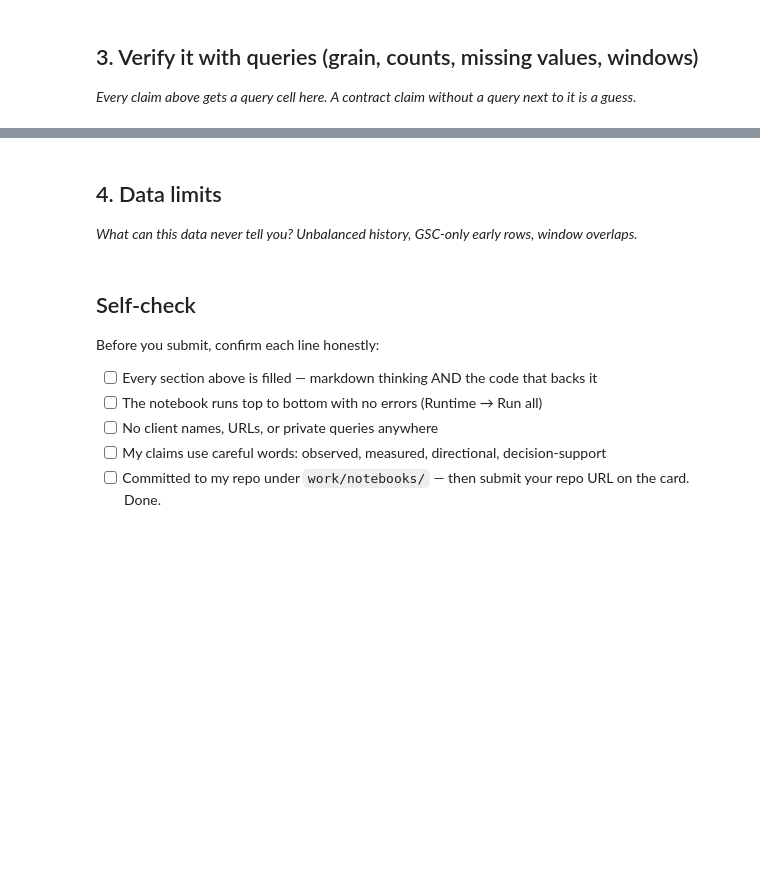
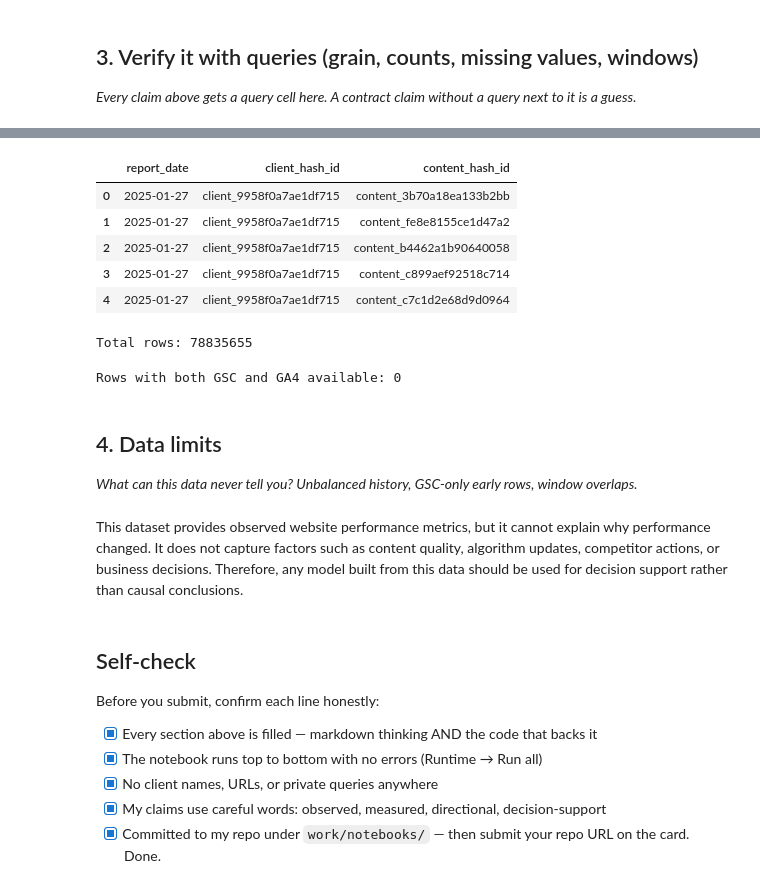
Before and after one commit to a-demesa/flyrank-ml, a Jupyter notebook: work/notebooks/w03_data_contract.ipynb, the cells around one changed output, grey strips where cells are left out. Drawn from its saved outputs; the diff is of its cells as text; code cells hidden in the pictures; blank space fills up the shorter version.

```diff
--- a/work/notebooks/w03_data_contract.ipynb
+++ b/work/notebooks/w03_data_contract.ipynb
@@ -21,14 +114,42 @@ This skeleton is yours to fill. Work the sections **in order** — each one has
+# %%
+# Verify the unit of analysis
+sample = train.select(range(5))
+sample.to_pandas()[["report_date", "client_hash_id", "content_hash_id"]]
+# %% [output]
+|  | report_date | client_hash_id | content_hash_id |
+| 0 | 2025-01-27 | client_9958f0a7ae1df715 | content_3b70a18ea133b2bb |
+| 1 | 2025-01-27 | client_9958f0a7ae1df715 | content_fe8e8155ce1d47a2 |
+| 2 | 2025-01-27 | client_9958f0a7ae1df715 | content_b4462a1b90640058 |
+| 3 | 2025-01-27 | client_9958f0a7ae1df715 | content_c899aef92518c714 |
+| 4 | 2025-01-27 | client_9958f0a7ae1df715 | content_c7c1d2e68d9d0964 |
+# %%
+print("Total rows:", train.num_rows)
+# %% [output]
+Total rows: 78835655
+# %%
+sample_df = train.select(range(10000)).to_pandas()
+
+available = sample_df[
+    (sample_df["gsc_data_available"] == True) &
+    (sample_df["ga4_data_available"] == True)
+]
+
+print("Rows with both GSC and GA4 available:", len(available))
+# %% [output]
+Rows with both GSC and GA4 available: 0
 # %% [markdown]
 ## 4. Data limits
 
 *What can this data never tell you? Unbalanced history, GSC-only early rows, window overlaps.*
+# %% [markdown]
+This dataset provides observed website performance metrics, but it cannot explain why performance changed. It does not capture factors such as content quality, algorithm updates, competitor actions, or business decisions. Therefore, any model built from this data should be used for decision support rather than causal conclusions.
 # %% [markdown]
 ## Self-check
 
 Before you submit, confirm each line honestly:
 
-- [ ] Every section above is filled — markdown thinking AND the code that backs it
-- [ ] The notebook runs top to bottom with no errors (Runtime → Run all)
-- [ ] No client names, URLs, or private queries anywhere
-- [ ] My claims use careful words: observed, measured, directional, decision-support
-- [ ] Committed to my repo under `work/notebooks/` — then submit your repo URL on the card. Done.
+- [x] Every section above is filled — markdown thinking AND the code that backs it
+- [x] The notebook runs top to bottom with no errors (Runtime → Run all)
+- [x] No client names, URLs, or private queries anywhere
+- [x] My claims use careful words: observed, measured, directional, decision-support
+- [x] Committed to my repo under `work/notebooks/` — then submit your repo URL on the card. Done.
```
Also changed, not shown: parts of 8 cells of this notebook.
